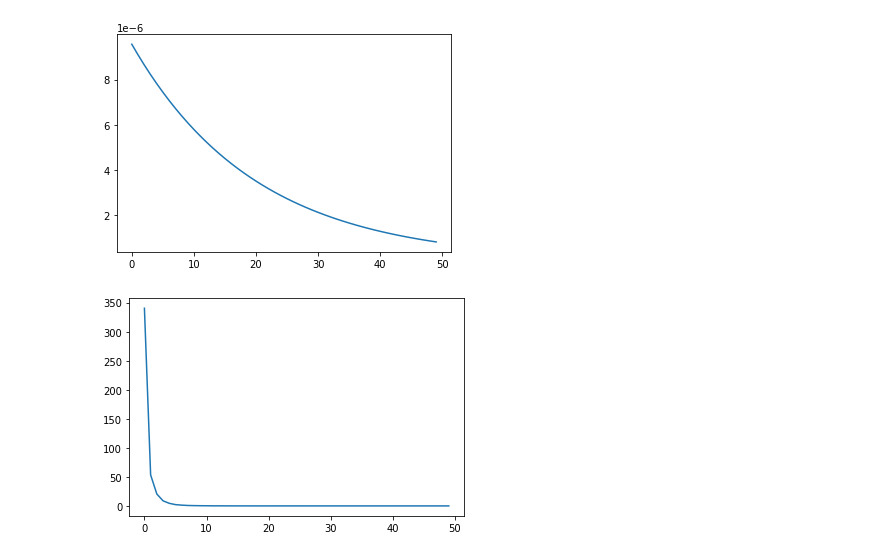
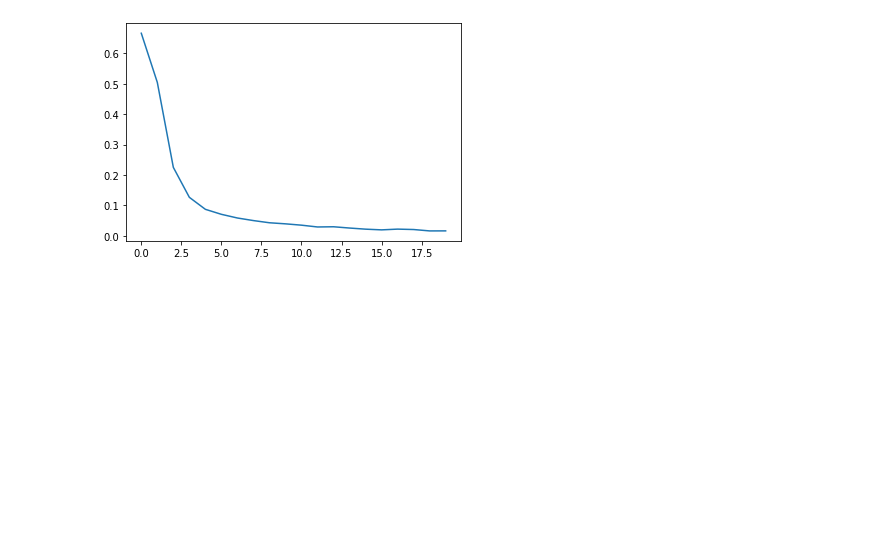
Before and after one commit to matrixleon18/SHUFE, a Jupyter notebook: jupyterlab/Model_RNN.ipynb, the cells around one changed output. Cells and saved outputs as stored; diff of their text form; code cells hidden in the pictures; blank space fills up the shorter version.

```diff
--- a/jupyterlab/Model_RNN.ipynb
+++ b/jupyterlab/Model_RNN.ipynb
@@ -1,7 +1,7 @@
 # %%
 # 最基本的RNN模型
 # %%
-# GPU -- 准备来做一个GPU版本的RNN
+# 准备数据
 import torch
 import torch.nn as nn
 from torch.autograd import Variable
@@ -25,20 +25,20 @@ print(dataset.shape)
 # 方法2，将数据按照BATCH_SIZE的窗口进行滑动，每个窗口数据做一组
 
 # # 数据转成sequence的格式，这里定义每个seq的长度
-seq_len = 45
+SEQ_LEN = 60
 BATCH_SIZE = 1                                                    # 注意：BATCH_SIZE是要能够整除seq_count的
 
 # 把数据切换成 BATCH_SIZE 的一个个batch
 rolling_data = pd.DataFrame()
-for i in dataset.rolling(seq_len):
-    if i.shape[0] == seq_len:
+for i in dataset.rolling(SEQ_LEN):
+    if i.shape[0] == SEQ_LEN:
         rolling_data = rolling_data.append(i)
 
-rolling_data = rolling_data.values.reshape(-1, seq_len, dataset.shape[1])                 # 数据一共是 seq_count x seq_len x (in_dim+1)
+rolling_data = rolling_data.values.reshape(-1, SEQ_LEN, dataset.shape[1])                 # 数据一共是 seq_count x seq_len x (in_dim+1)
 
 print("rolling_data shape: {}".format(rolling_data.shape))
 print("seq count: {}".format(rolling_data.shape[0]))                                       # 所以一共有 seq_count 列数据，每一行的数据是123维 （包括y）
-print("seq length: {}".format(seq_len))
+print("seq length: {}".format(SEQ_LEN))
 
 
 total_batch_count = int(rolling_data.shape[0]/BATCH_SIZE)                                   # 把数据规划成 batch_count 个 batch
@@ -46,7 +46,7 @@ total_batch_count = int(rolling_data.shape[0]/BATCH_SIZE)
 print("total batch count: {}".format(total_batch_count))
 print("batch size: {}".format(BATCH_SIZE))
 
-rolling_data = rolling_data.reshape(total_batch_count, BATCH_SIZE, seq_len, dataset.shape[1])  # 把数据转成 total_batch_count x BATCH_SIZE x seq_len x in_dim 格式
+rolling_data = rolling_data.reshape(total_batch_count, BATCH_SIZE, SEQ_LEN, dataset.shape[1])  # 把数据转成 total_batch_count x BATCH_SIZE x seq_len x in_dim 格式
 rolling_data = torch.tensor(rolling_data)
 print("rolling_data: {}".format(rolling_data.shape))
 
@@ -147,55 +147,30 @@ class RNN(nn.Module):
 # %%
-%%time
-# GPU -- 初始化 RNN 模型
-model = RNN()
-model.double().to(device)
-LR = 1e-5
-epoches = 500
+# 训练 RNN 模型
+model = RNN().double().to(device)
+LR = 1e-4
+loss_func = nn.MSELoss(reduction="mean")
+optimizer = torch.optim.Adam(model.parameters(), lr=LR, weight_decay=1e-8)
+scheduler = torch.optim.lr_scheduler.ExponentialLR(optimizer, gamma=0.9, last_epoch=-1)
 
-epoch_loss_list = []
+# 计划训练 20 轮
+epoch = 0
+epochs = 20
 epoch_loss = 0
-lr_list = []
-
-
-
-# loss_func = nn.L1Loss()
-loss_func = nn.MSELoss(reduction="mean")
-optimizer = torch.optim.Adam(model.parameters(), lr=LR, weight_decay=1e-3)
-# scheduler = torch.optim.lr_scheduler.CosineAnnealingLR(optimizer, T_max=epoches, eta_min=0, last_epoch=-1)
-scheduler = torch.optim.lr_scheduler.ExponentialLR(optimizer, gamma=0.995, last_epoch=-1)
-
-
-# 训练 RNN 模型; 计划训练 100 轮
-for epoch in range(epoches):
+epoch_loss_list=[]
+for epoch in range(epochs):
     for step in range(train_batch_count):
-        pred = model(train_x[step])
-        pred.to(device)
-        # h_state = h_state.data.to(device)
-
+        pred, h_state = model(train_x[step])                      # 其实这里的h_state也可以带给下一个batch作为输入。例如 pred,h_state=model(train_x[step], h_state)  h_state=h_state.data
         loss = loss_func(pred, train_y[step])
         optimizer.zero_grad()
         loss.backward()
-        torch.nn.utils.clip_grad_norm_(model.parameters(), max_norm=20, norm_type=2)
         optimizer.step()
 
         epoch_loss += loss.data
 
-
-    if (epoch+1)%10 == 0:
-        print("{} of {} epoches get epoch_loss: {:.6f}".format(epoch, epoches, epoch_loss))
-        lr_list.append(optimizer.state_dict()['param_groups'][0]['lr'])
-        epoch_loss_list.append(epoch_loss.cpu())
-        # print(optimizer.state_dict()['param_groups'][0]['lr'])
-        # for p in optimizer.param_groups:
-        #     p['lr'] *= 0.9
-        print(scheduler.get_last_lr())
-
-    scheduler.step()
-
+    print("{} of {} epochs get epoch_loss: {:.6f}".format(epoch, epochs, epoch_loss))
+    epoch_loss_list.append(epoch_loss)
     epoch_loss = 0
-
-plt.plot(lr_list)
-plt.show()
+    # scheduler.step()
 
 plt.plot(epoch_loss_list)
 plt.show()
@@ -220,2 +198 @@ plt.show()
-[figure, old version]
+[figure, new version]
-[figure, removed]
```
Also changed, not shown: parts of 6 cells of this notebook, 1 other file.
